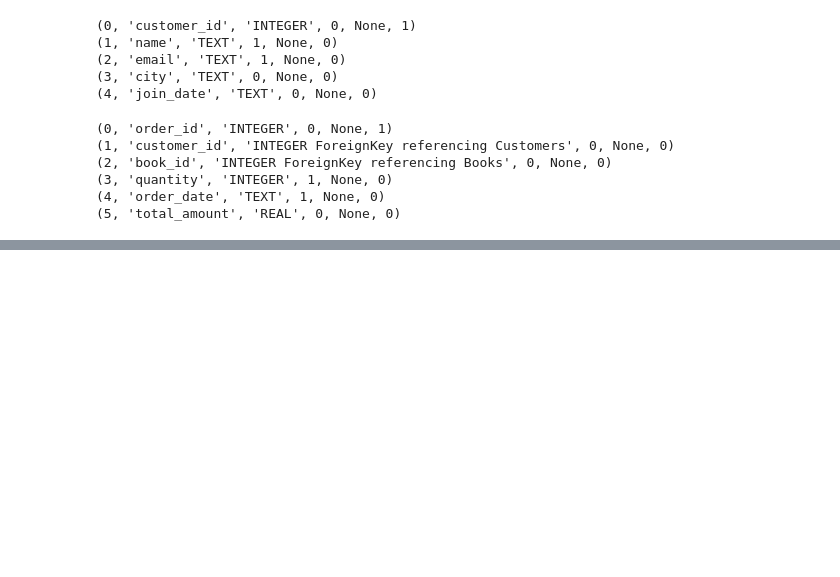
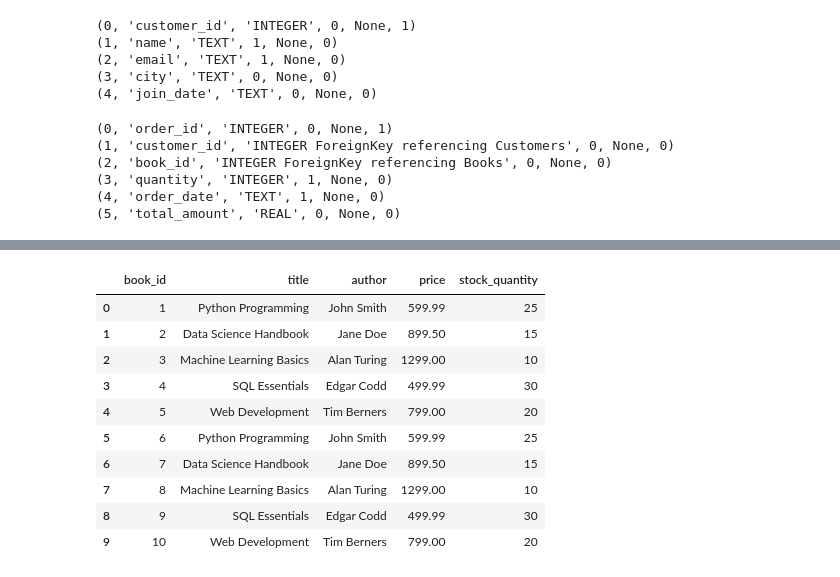
Before and after one commit to shivavarshini/numpy_scores.ipynb, a Jupyter notebook: bookstore.db.ipynb, the cells around one changed output, grey strips where cells are left out. Saved outputs shown, nothing was run; the diff lists cells and outputs as text; code cells hidden in the pictures; blank space fills up the shorter version.

```diff
--- a/bookstore.db.ipynb
+++ b/bookstore.db.ipynb
@@ -135,0 +206,15 @@ ProgrammingError: Incorrect number of bindings supplied. The current statement u
+# %%
+df_books = pd.read_sql("SELECT * FROM books", conn)
+df_books
+# %% [output]
+|  | book_id | title | author | price | stock_quantity |
+| 0 | 1 | Python Programming | John Smith | 599.99 | 25 |
+| 1 | 2 | Data Science Handbook | Jane Doe | 899.50 | 15 |
+| 2 | 3 | Machine Learning Basics | Alan Turing | 1299.00 | 10 |
+| 3 | 4 | SQL Essentials | Edgar Codd | 499.99 | 30 |
+| 4 | 5 | Web Development | Tim Berners | 799.00 | 20 |
+| 5 | 6 | Python Programming | John Smith | 599.99 | 25 |
+| 6 | 7 | Data Science Handbook | Jane Doe | 899.50 | 15 |
+| 7 | 8 | Machine Learning Basics | Alan Turing | 1299.00 | 10 |
+| 8 | 9 | SQL Essentials | Edgar Codd | 499.99 | 30 |
+| 9 | 10 | Web Development | Tim Berners | 799.00 | 20 |
```
Also changed, not shown: parts of 17 cells of this notebook.
